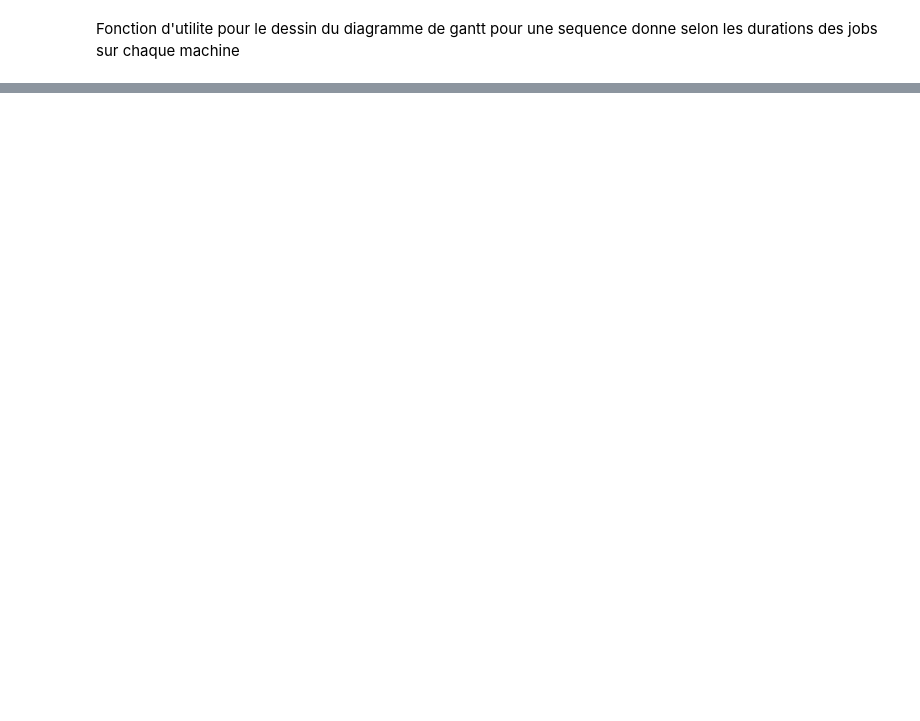
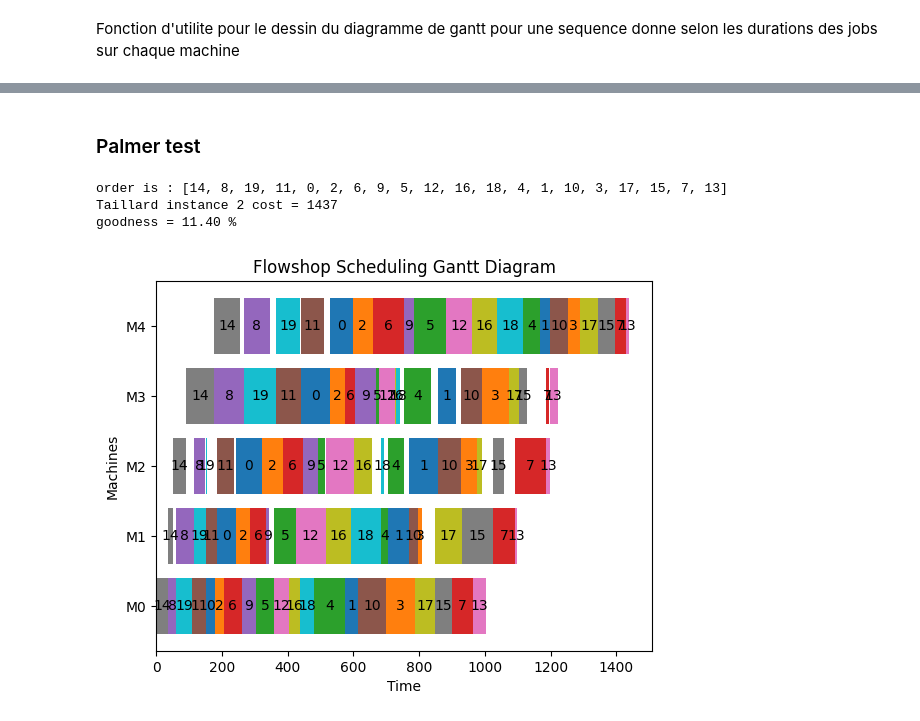
Before and after one commit to RamdhanZiane/graph-optimization-methods, a Jupyter notebook: Heuristics.ipynb, the cells around one changed output, grey strips where cells are left out. Saved outputs shown, nothing was run; the diff lists cells and outputs as text; code cells hidden in the pictures; blank space fills up the shorter version.

```diff
--- a/Heuristics.ipynb
+++ b/Heuristics.ipynb
@@ -409,0 +373,12 @@ L'application de branch and bound sur des datasets de taille petite(<15) nous am
+# %%
+def palmer_heuristic(processing_times):
+    jobs, machines = processing_times.shape
+    slope_indices = []
+    for i in range(jobs):
+        processing_time_sum = np.sum(processing_times[i])
+        fi = 0
+        for j in range(machines):
+            fi += ((2*j - machines) // 2) * processing_times[i][j] / processing_time_sum
+        slope_indices.append(fi)
+    order = sorted(range(jobs), key=lambda k: -slope_indices[k])
+    return order
@@ -409,0 +488,17 @@ L'application de branch and bound sur des datasets de taille petite(<15) nous am
+# %% [markdown]
+### Palmer test
+# %%
+# ============================== taillard 2 ==============================
+data = np.array(taillard[1]['jobs'])
+order = palmer_heuristic(data)
+cost = evaluate_sequence(order, data)
+print(f"order is : {order}")
+print(f"Taillard instance 2 cost = {cost}")
+goodness = ((cost - taillard[1]['lower_bound']) / taillard[1]['lower_bound'])*100
+print(f"goodness = {goodness:.2f} %")
+plot_gantt(np.array(data), order)
+# %% [output]
+order is : [14, 8, 19, 11, 0, 2, 6, 9, 5, 12, 16, 18, 4, 1, 10, 3, 17, 15, 7, 13]
+Taillard instance 2 cost = 1437
+goodness = 11.40 %
+[figure, added]
```
Also changed, not shown: parts of 73 cells of this notebook, 3 other files.
